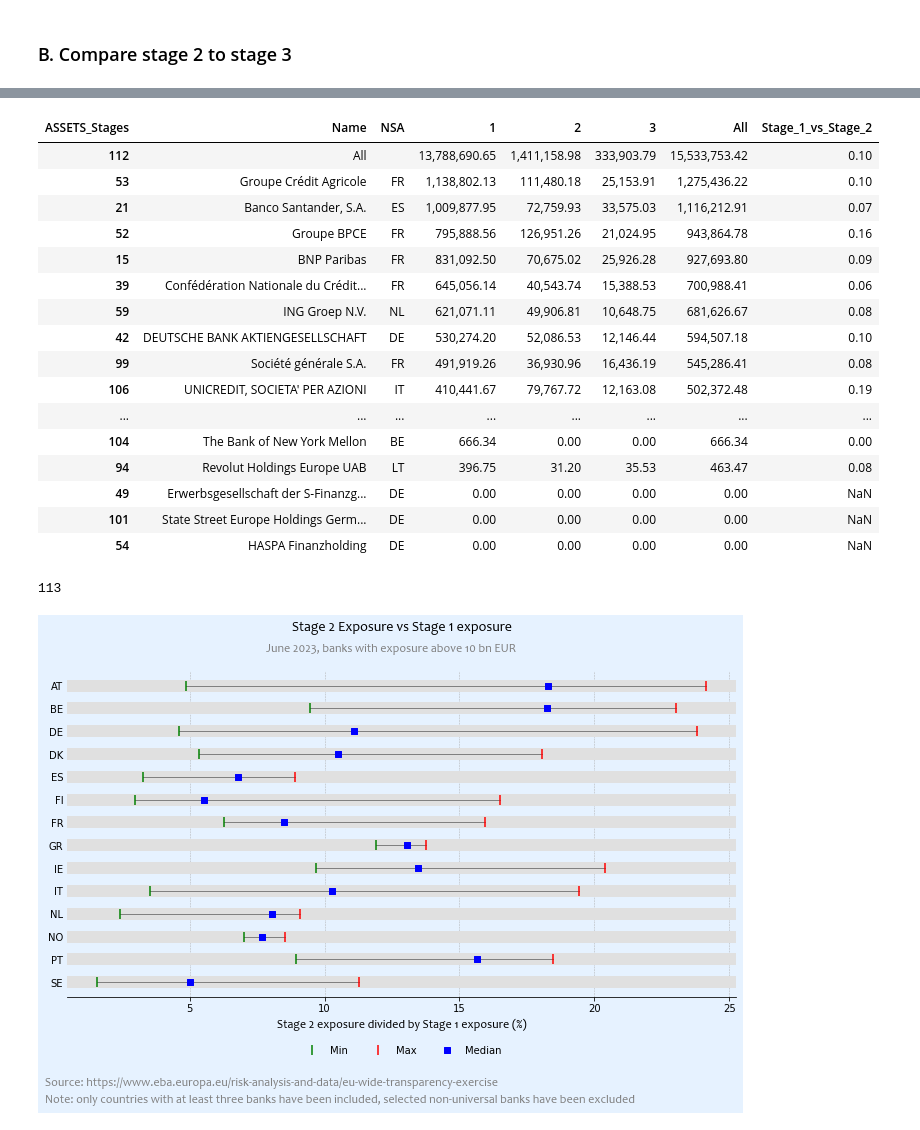
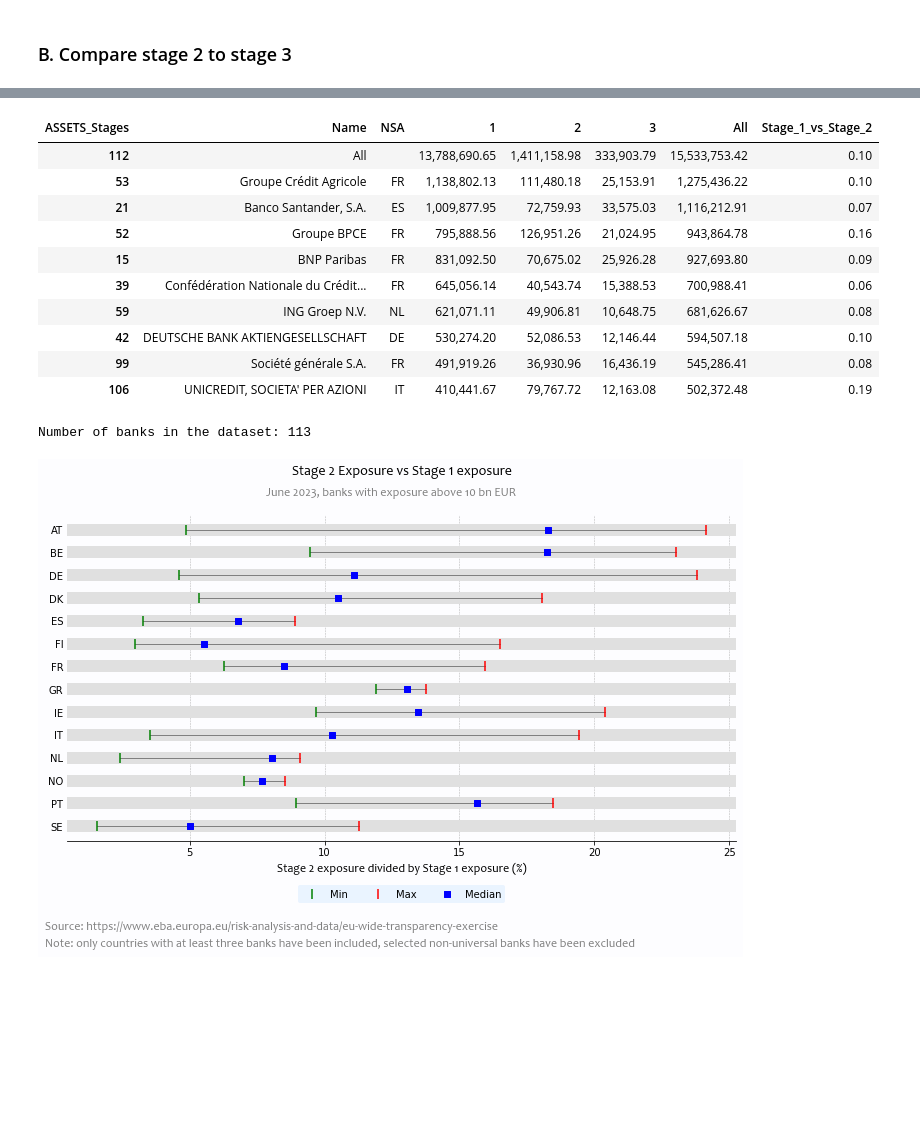
Before and after one commit to at621/eba_transparency, a Jupyter notebook: transparency_eba_provisions.ipynb, the cells around one changed output, grey strips where cells are left out. Drawn from its saved outputs; the diff is of its cells as text; code cells hidden in the pictures; blank space fills up the shorter version.

```diff
--- a/transparency_eba_provisions.ipynb
+++ b/transparency_eba_provisions.ipynb
@@ -107,45 +104,35 @@ pivot_df.sort_values(by=pivot_df.columns[-1], ascending=True).head(40)
 # %%
-
-pd.set_option('display.max_rows', None)
-
-# Create base table
+# Create base table for exposure per IFRS 9 stage
 idx_1 = result['Label'].isin(['Gross carrying amount: Financial assets at amortised cost, Loans and advances'])
 idx_2 = result['Period'] == 202306
 
-pivot_df = pd.pivot_table(result[idx_1 & idx_2],
+exposures_df = pd.pivot_table(result[idx_1 & idx_2],
                           values='Amount',
                           index=['Name', 'NSA'],
                           columns=['ASSETS_Stages'],
                           aggfunc="sum",
                           margins=True,
                           fill_value=0).reset_index()
 
-pivot_df.columns = pivot_df.columns.astype(str)
-pivot_df['Stage_1_vs_Stage_2'] = pivot_df['2'] / pivot_df['1']
+exposures_df.columns = exposures_df.columns.astype(str)
+exposures_df['Stage_1_vs_Stage_2'] = exposures_df['2'] / exposures_df['1']
+exposures_df = exposures_df.sort_values(by='All', ascending=False)
 
-pivot_df = pivot_df.sort_values(by='All', ascending=False)
-
-pivot_df
+exposures_df.head(10)
 # %% [output]
 | ASSETS_Stages | Name | NSA | 1 | 2 | 3 | All | Stage_1_vs_Stage_2 |
 | 112 | All |  | 13,788,690.65 | 1,411,158.98 | 333,903.79 | 15,533,753.42 | 0.10 |
 | 53 | Groupe Crédit Agricole | FR | 1,138,802.13 | 111,480.18 | 25,153.91 | 1,275,436.22 | 0.10 |
 | 21 | Banco Santander, S.A. | ES | 1,009,877.95 | 72,759.93 | 33,575.03 | 1,116,212.91 | 0.07 |
 | 52 | Groupe BPCE | FR | 795,888.56 | 126,951.26 | 21,024.95 | 943,864.78 | 0.16 |
 | 15 | BNP Paribas | FR | 831,092.50 | 70,675.02 | 25,926.28 | 927,693.80 | 0.09 |
 | 39 | Confédération Nationale du Crédit... | FR | 645,056.14 | 40,543.74 | 15,388.53 | 700,988.41 | 0.06 |
 | 59 | ING Groep N.V. | NL | 621,071.11 | 49,906.81 | 10,648.75 | 681,626.67 | 0.08 |
 | 42 | DEUTSCHE BANK AKTIENGESELLSCHAFT | DE | 530,274.20 | 52,086.53 | 12,146.44 | 594,507.18 | 0.10 |
 | 99 | Société générale S.A. | FR | 491,919.26 | 36,930.96 | 16,436.19 | 545,286.41 | 0.08 |
 | 106 | UNICREDIT, SOCIETA' PER AZIONI | IT | 410,441.67 | 79,767.72 | 12,163.08 | 502,372.48 | 0.19 |
-| ... | ... | ... | ... | ... | ... | ... | ... |
-| 104 | The Bank of New York Mellon | BE | 666.34 | 0.00 | 0.00 | 666.34 | 0.00 |
-| 94 | Revolut Holdings Europe UAB | LT | 396.75 | 31.20 | 35.53 | 463.47 | 0.08 |
-| 49 | Erwerbsgesellschaft der S-Finanzg... | DE | 0.00 | 0.00 | 0.00 | 0.00 | NaN |
-| 101 | State Street Europe Holdings Germ... | DE | 0.00 | 0.00 | 0.00 | 0.00 | NaN |
-| 54 | HASPA Finanzholding | DE | 0.00 | 0.00 | 0.00 | 0.00 | NaN |
 # %%
-len(pivot_df)
+print(f'Number of banks in the dataset: {len(exposures_df)}')
 # %% [output]
-113
+Number of banks in the dataset: 113
 # %%
```
Also changed, not shown: parts of 7 cells of this notebook.
